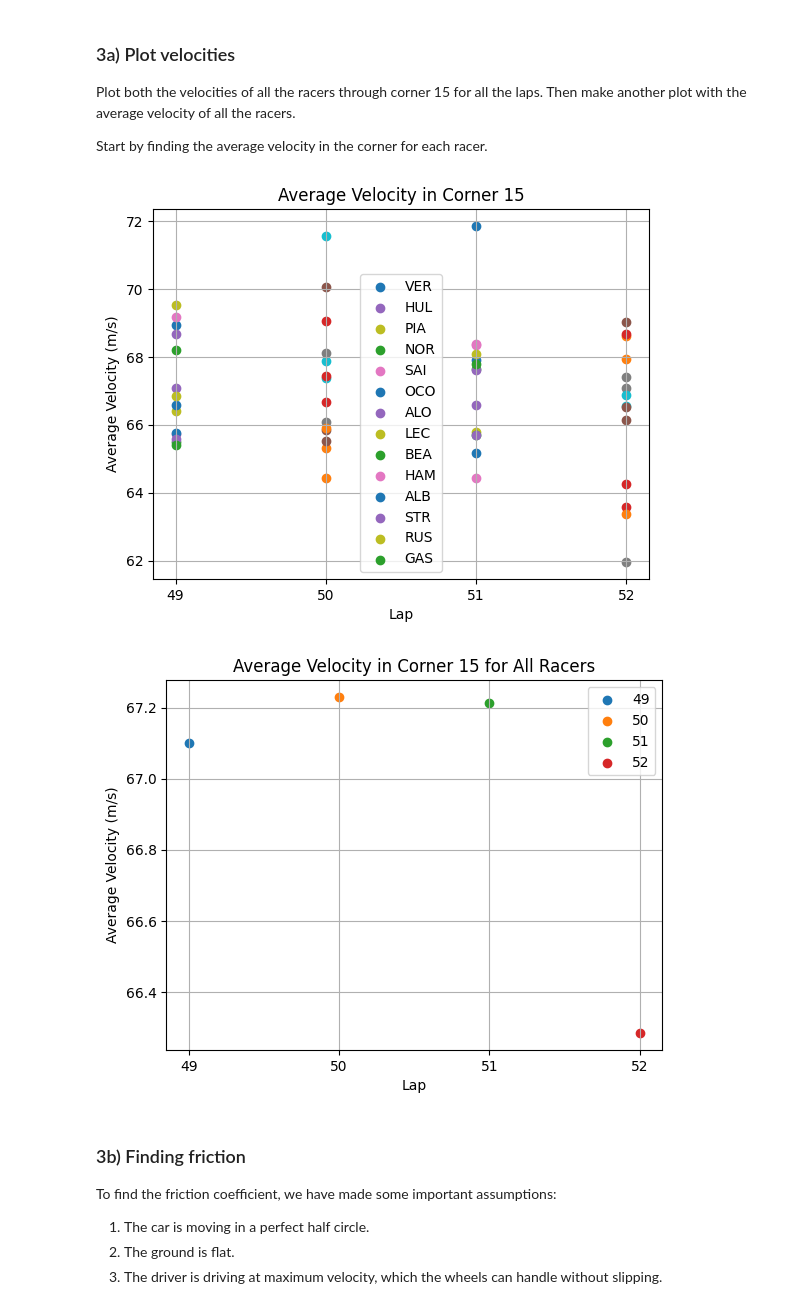
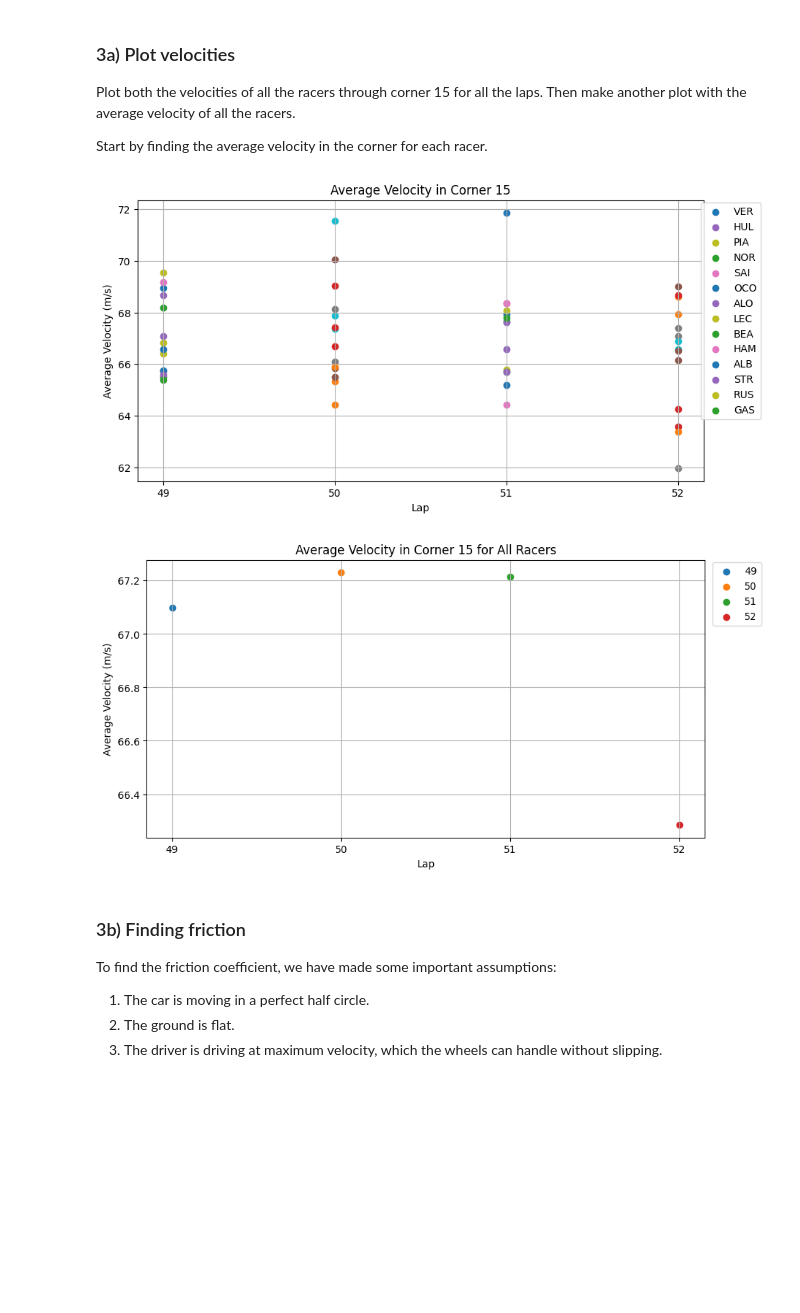
Before and after one commit to hishemok/PICUP, a Jupyter notebook: F1_friction/Friction.ipynb, the cells around one changed output. Cells and saved outputs as stored; diff of their text form; code cells hidden in the pictures; blank space fills up the shorter version.

```diff
--- a/F1_friction/Friction.ipynb
+++ b/F1_friction/Friction.ipynb
@@ -19,11 +19,11 @@ with open('Racing_data.pkl', 'rb') as f:
 # %%
 
 Racers = list(data.keys())
-Lap = list(data[Racers[0]].keys())
+Lap_number = list(data[Racers[0]].keys())
 
 
 for racer in Racers:
-    for lap in Lap:
+    for lap in Lap_number:
         data[racer][lap]['velocity'] = []
         for i in range(len(data[racer][lap]['distance'])):
             if i == 0:
@@ -97,34 +97,35 @@ def start_end_indices(data, racer, lap, start=4840, end=5150):
     return start_idx, end_idx
 # %%
+plt.figure(figsize=(10, 5))
 for racer in Racers:
-    for lap in Lap:
+    for lap in Lap_number:
         start, end = start_end_indices(data, racer, lap, start_of_corner_15, end_of_corner_15)
         average_velocity = np.mean(data[racer][lap]['velocity'][start:end+1])
         plt.scatter(lap, average_velocity,  label=racer if lap == "49" else "")
 plt.xlabel("Lap")
 plt.ylabel("Average Velocity (m/s)")
 plt.title("Average Velocity in Corner 15")
-plt.legend()
+plt.legend(ncol=1, bbox_to_anchor=(1.11, 1.01))
 plt.grid()
 plt.show()
 
-
-for lap in Lap:
+plt.figure(figsize=(10, 5))
+for lap in Lap_number:
     average_velocity = 0
     for racer in Racers:
         start, end = start_end_indices(data, racer, lap, start_of_corner_15, end_of_corner_15)
         average_velocity += np.mean(data[racer][lap]['velocity'][start:end+1])
     average_velocity /= len(Racers)
     plt.scatter(lap, average_velocity, label=lap)
 plt.xlabel("Lap")
 plt.ylabel("Average Velocity (m/s)")
 plt.title("Average Velocity in Corner 15 for All Racers")
-plt.legend()
+plt.legend(ncol=1, bbox_to_anchor=(1.11, 1.01))
 plt.grid()
 plt.show()
 # %% [output]
-[figure, old version]
+[figure, new version]
-[figure, old version]
+[figure, new version]
 # %% [markdown]
 ### 3b) Finding friction
 
```
Also changed, not shown: parts of 9 cells of this notebook, 6 other files.
